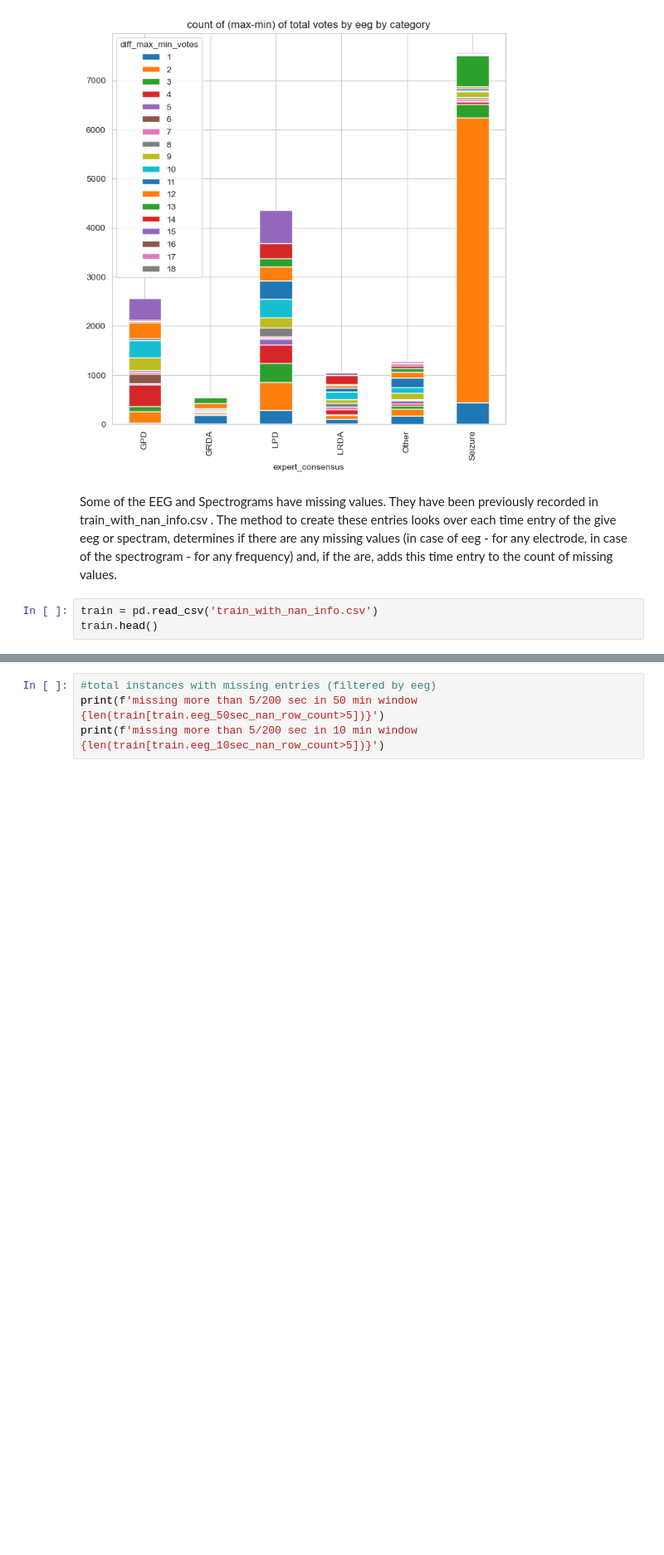
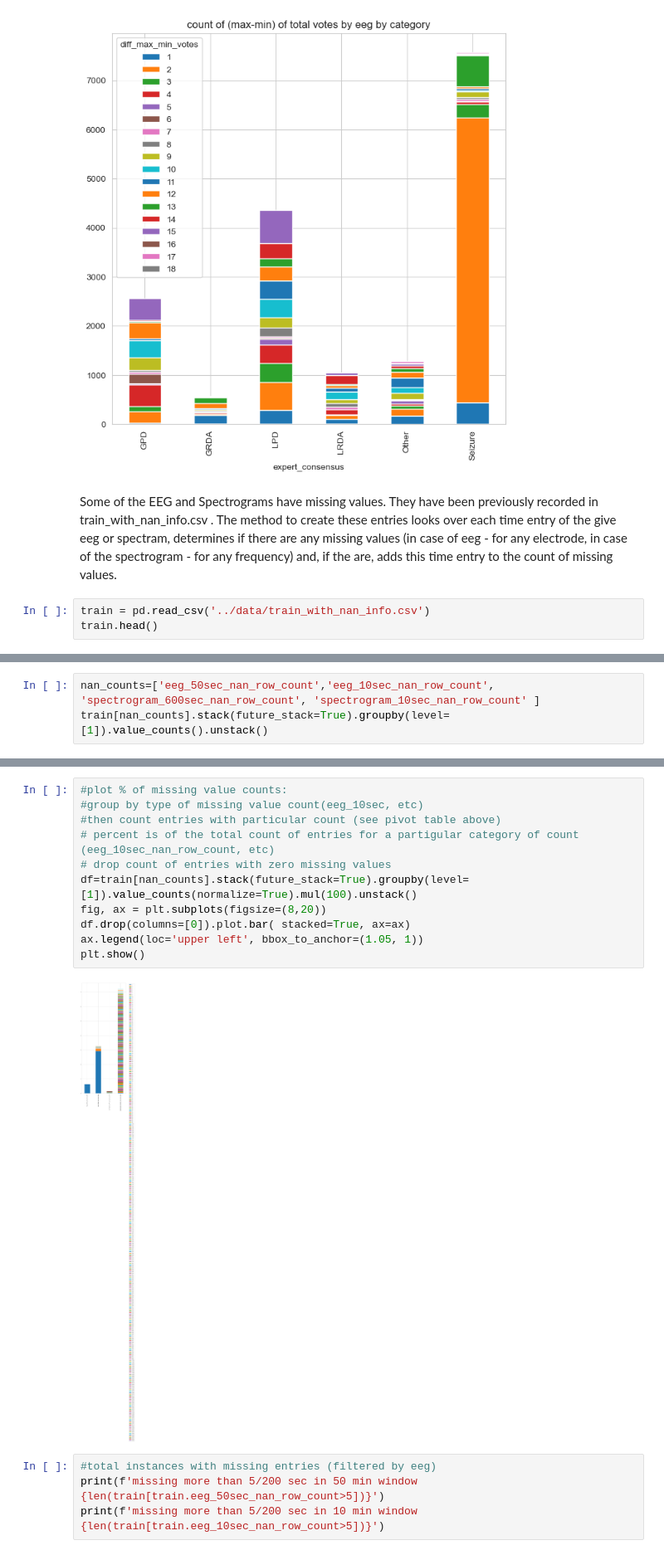
Before and after one commit to limac246/brainActivity2024, a Jupyter notebook: scripts/EDA_merged.ipynb, the cells around one changed output, grey strips where cells are left out. Shown at 83% size. Drawn from its saved outputs; the diff is of its cells as text; blank space fills up the shorter version.

Commit message:
added some infographics about missing values

```diff
--- a/scripts/EDA_merged.ipynb
+++ b/scripts/EDA_merged.ipynb
@@ -244,7 +244,7 @@ plt.show()
 # %% [markdown]
 Some of the EEG and Spectrograms have missing values. They have been previously recorded in train_with_nan_info.csv . The method to create these entries looks over each time entry of the give eeg or spectram, determines if there are any missing values (in case of eeg - for any electrode, in case of the spectrogram - for any frequency) and, if the are, adds this time entry to the count of missing values.
 # %%
-train = pd.read_csv('train_with_nan_info.csv')
+train = pd.read_csv('../data/train_with_nan_info.csv')
 train.head()
 # %% [output]
 |  | eeg_id | eeg_sub_id | eeg_label_offset_seconds | spectrogram_id | spectrogram_sub_id | spectrogram_label_offset_seconds | ... |
@@ -253,3 +253,6 @@ train.head()
 | 2 | 1628180742 | 2 | 8.0 | 353733 | 2 | 8.0 | ... |
 | 3 | 1628180742 | 3 | 18.0 | 353733 | 3 | 18.0 | ... |
 | 4 | 1628180742 | 4 | 24.0 | 353733 | 4 | 24.0 | ... |
+# %%
+nan_counts=['eeg_50sec_nan_row_count','eeg_10sec_nan_row_count', 'spectrogram_600sec_nan_row_count', 'spectrogram_10sec_nan_row_count' ]
+train[nan_counts].stack(future_stack=True).groupby(level=[1]).value_counts().unstack()
@@ -256,3 +266,16 @@ train.head()
+# %%
+#plot % of missing value counts:
+#group by type of missing value count(eeg_10sec, etc)
+#then count entries with particular count (see pivot table above)
+# percent is of the total count of entries for a partigular category of count (eeg_10sec_nan_row_count, etc)
+# drop count of entries with zero missing values
+df=train[nan_counts].stack(future_stack=True).groupby(level=[1]).value_counts(normalize=True).mul(100).unstack()
+fig, ax = plt.subplots(figsize=(8,20))
+df.drop(columns=[0]).plot.bar( stacked=True, ax=ax)
+ax.legend(loc='upper left', bbox_to_anchor=(1.05, 1))
+plt.show()
+# %% [output]
+[figure, added]
 # %%
 #total instances with missing entries (filtered by eeg)
 print(f'missing more than 5/200 sec in 50 min window {len(train[train.eeg_50sec_nan_row_count>5])}')
```
Also changed, not shown: parts of 1 cell of this notebook.
